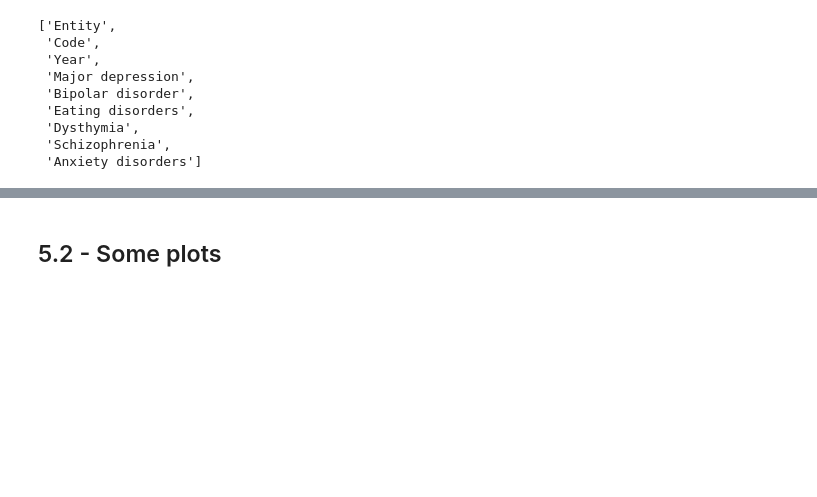
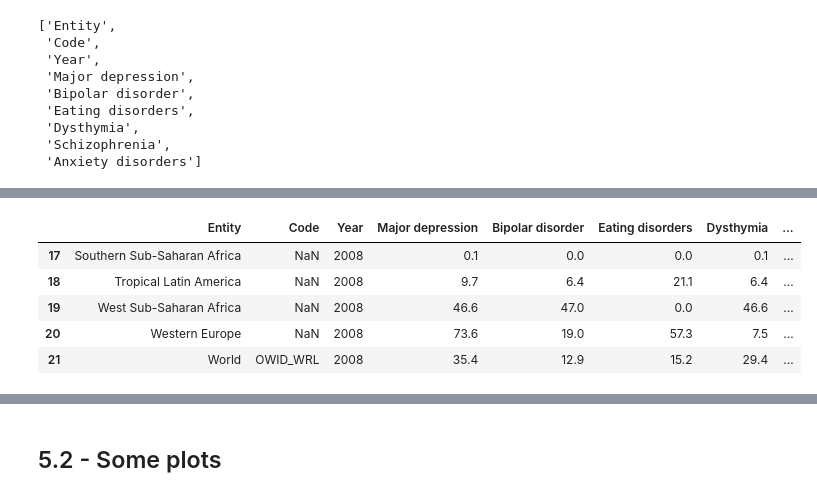
Before and after one commit to ZandomeneghiChiara/MentalHealth_SR, a Jupyter notebook: MentalHealth_SR.ipynb, the cells around one changed output, grey strips where cells are left out. Saved outputs shown, nothing was run; the diff lists cells and outputs as text; code cells hidden in the pictures; blank space fills up the shorter version.

```diff
--- a/MentalHealth_SR.ipynb
+++ b/MentalHealth_SR.ipynb
@@ -265,3 +292,12 @@ df2_column_names
+# %%
+df2.tail()
+# %% [output]
+|  | Entity | Code | Year | Major depression | Bipolar disorder | Eating disorders | Dysthymia | ... |
+| 17 | Southern Sub-Saharan Africa | NaN | 2008 | 0.1 | 0.0 | 0.0 | 0.1 | ... |
+| 18 | Tropical Latin America | NaN | 2008 | 9.7 | 6.4 | 21.1 | 6.4 | ... |
+| 19 | West Sub-Saharan Africa | NaN | 2008 | 46.6 | 47.0 | 0.0 | 46.6 | ... |
+| 20 | Western Europe | NaN | 2008 | 73.6 | 19.0 | 57.3 | 7.5 | ... |
+| 21 | World | OWID_WRL | 2008 | 35.4 | 12.9 | 15.2 | 29.4 | ... |
 # %%
 df2 = df2.rename(columns={'Major depression': 'Major depression disorders',
                           'Bipolar disorder': 'Bipolar disorders',
```
Also changed, not shown: parts of 17 cells of this notebook.
